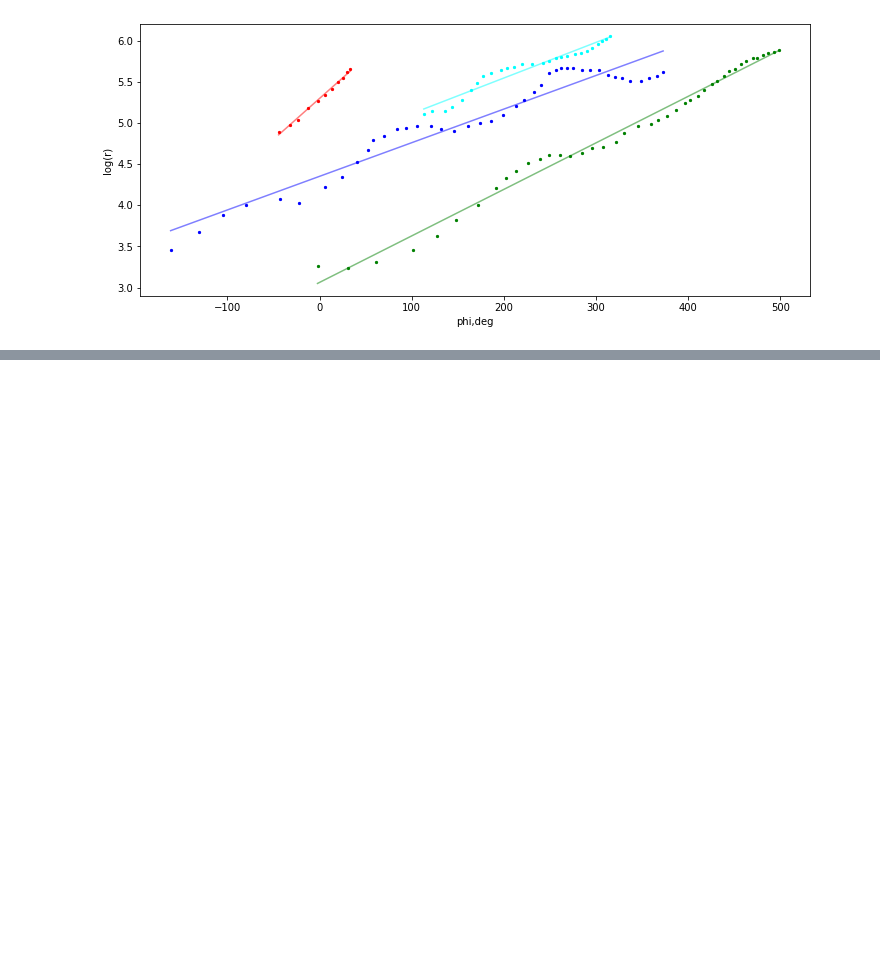
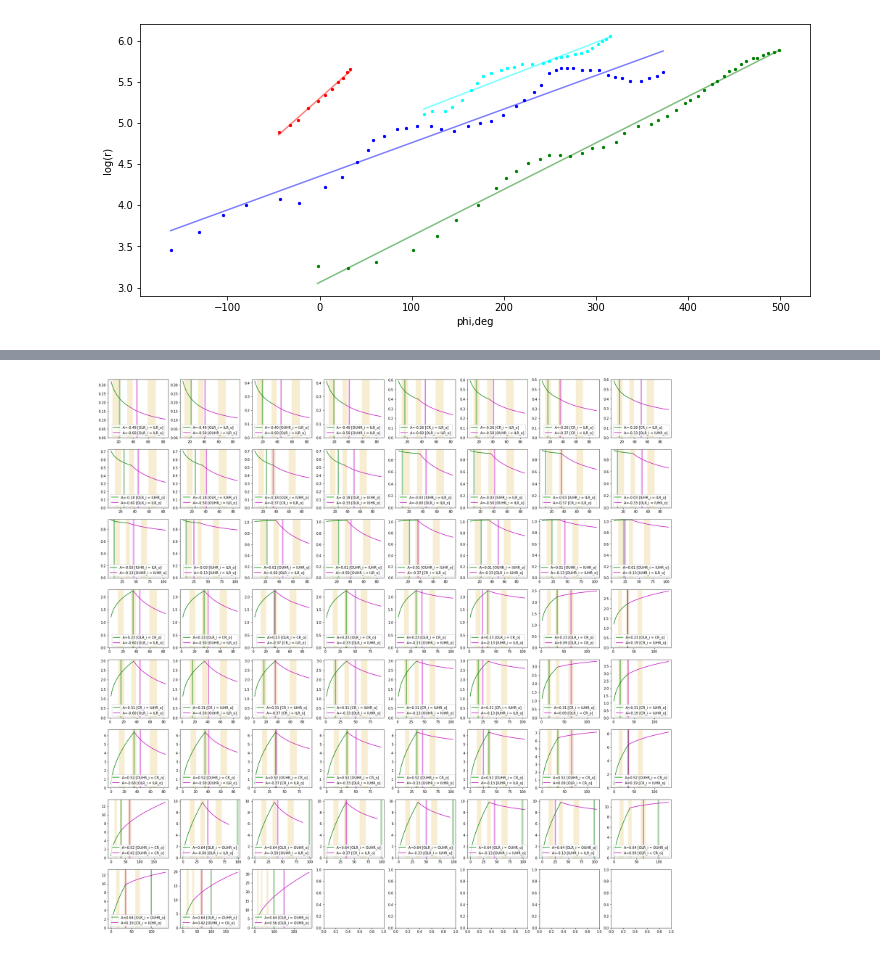
Before and after one commit to Amarchuk/crs_coupling, a Jupyter notebook: vrot_from_picture_tests.ipynb, the cells around one changed output, grey strips where cells are left out. Cells and saved outputs as stored; diff of their text form; code cells hidden in the pictures; blank space fills up the shorter version.

```diff
--- a/vrot_from_picture_tests.ipynb
+++ b/vrot_from_picture_tests.ipynb
@@ -1243,0 +1363,3 @@ cyan pitch = 13.93749deg
+# %%
+upomega1_alpha = np.array(sorted(upomega1_alpha))
+upomega2_alpha = np.array(sorted(upomega2_alpha))
@@ -1243,0 +1401,9 @@ cyan pitch = 13.93749deg
+# %%
+NN = 0
+for alp_in in upomega1_alpha[:,0]:
+    for alp_out in upomega2_alpha[:,0]:
+        if alp_out > alp_in:
+            continue
+        NN+=1
+
+print(NN)
@@ -1243,0 +1412,69 @@ cyan pitch = 13.93749deg
+# %%
+def rotvel_alpha_unityarea(rs, alpha=0., rh=1., v0=1):
+    vel = v0*np.power(rs/(rh), alpha)
+    return vel
+
+# NGC3893
+crrrs = [(12.5 , 21.2), (32.0, 39.1), (59.5,70.5)]
+cr1 = 16.5
+cr2 = 35.5
+cr3 = 66.0
+
+fig, axes = plt.subplots(figsize=[30, 30], nrows=8, ncols=8)
+axes = axes.ravel()
+
+count = 0
+for alp_in_ in upomega1_alpha:
+    for alp_out_ in upomega2_alpha:
+
+        alp_in, ind2_in, ind1_in = alp_in_
+        alp_out, ind2_out, ind1_out = alp_out_
+
+        if alp_out > alp_in:
+            continue
+
+        ax = axes[count]
+
+        ilr_in1 = resonance_alpha(alp_in, m=-2)*cr1
+        olr_out1 = cr2
+
+        ilr_in2 = cr2
+        olr_out2 = resonance_alpha(alp_out, m=2)*cr3
+
+        pts1 = np.linspace(ilr_in1, olr_out1, 100)
+        vel1 = rotvel_alpha_unityarea(pts1, alpha=alp_in)
+        ax.plot(pts1, vel1, '-', color='g', label=f'A={alp_in:2.2f} [{resonance_names[int(ind2_in)]}_i = {resonance_names[int(ind1_in)]}_o]')
+
+        pts2 = np.linspace(ilr_in2, olr_out2, 100)
+        vel2 = rotvel_alpha_unityarea(pts2, alpha=alp_out)
+        coeff = vel1[-1]/vel2[0]
+#         coeff = 1.
+        ax.plot(pts2, vel2*coeff, '-', color='m', label=f'A={alp_out:2.2f} [{resonance_names[int(ind2_out)]}_i = {resonance_names[int(ind1_out)]}_o]')
+
+        for cr_l,cr_r in crrrs:
+            ax.axvspan(cr_r, cr_l, facecolor='goldenrod', alpha=0.2)
+
+        ax.set_ylim(0)
+        y1,y2 = ax.get_ylim()
+
+        mms = [-2, -4, 1000, 4, 2]
+
+        r1loc = resonance_alpha(alp_in, m=mms[int(ind2_in)])*cr1
+        r2loc = resonance_alpha(alp_in, m=mms[int(ind1_in)])*cr2
+#         ax.scatter(r1loc, y1, 10, color='g')
+#         ax.scatter(r2loc, y2, 10, color='g')
+        ax.axvline(x=r1loc, color='g', alpha=0.3, lw=4)
+        ax.axvline(x=r2loc, color='g', alpha=0.3, lw=2)
+
+        r1loc = resonance_alpha(alp_out, m=mms[int(ind2_out)])*cr2
+        r2loc = resonance_alpha(alp_out, m=mms[int(ind1_out)])*cr3
+#         ax.scatter(r1loc, y1, 10, color='m')
+#         ax.scatter(r2loc, y2, 10, color='m')
+        ax.axvline(x=r1loc, color='m', alpha=0.3, lw=4)
+        ax.axvline(x=r2loc, color='m', alpha=0.3, lw=2)
+
+        ax.legend(loc=8)
+        count+=1
+plt.show()
+# %% [output]
+[figure, added]
```
Also changed, not shown: parts of 13 cells of this notebook.
